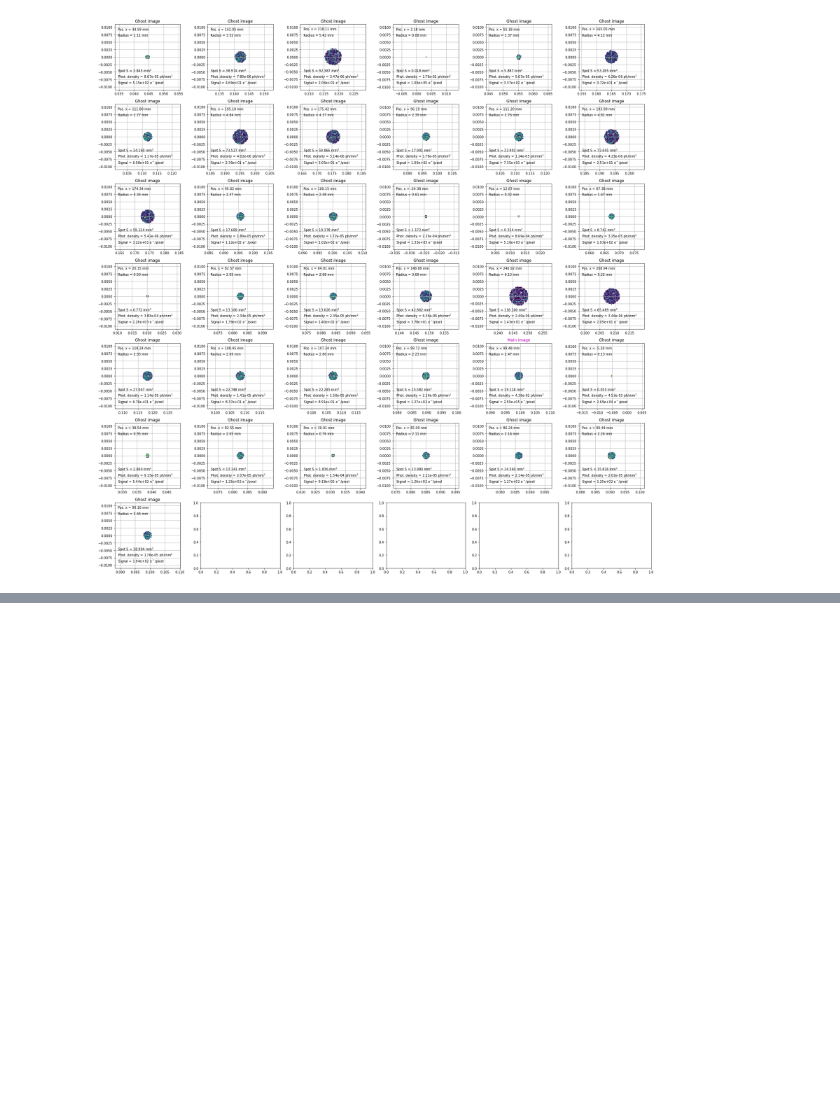
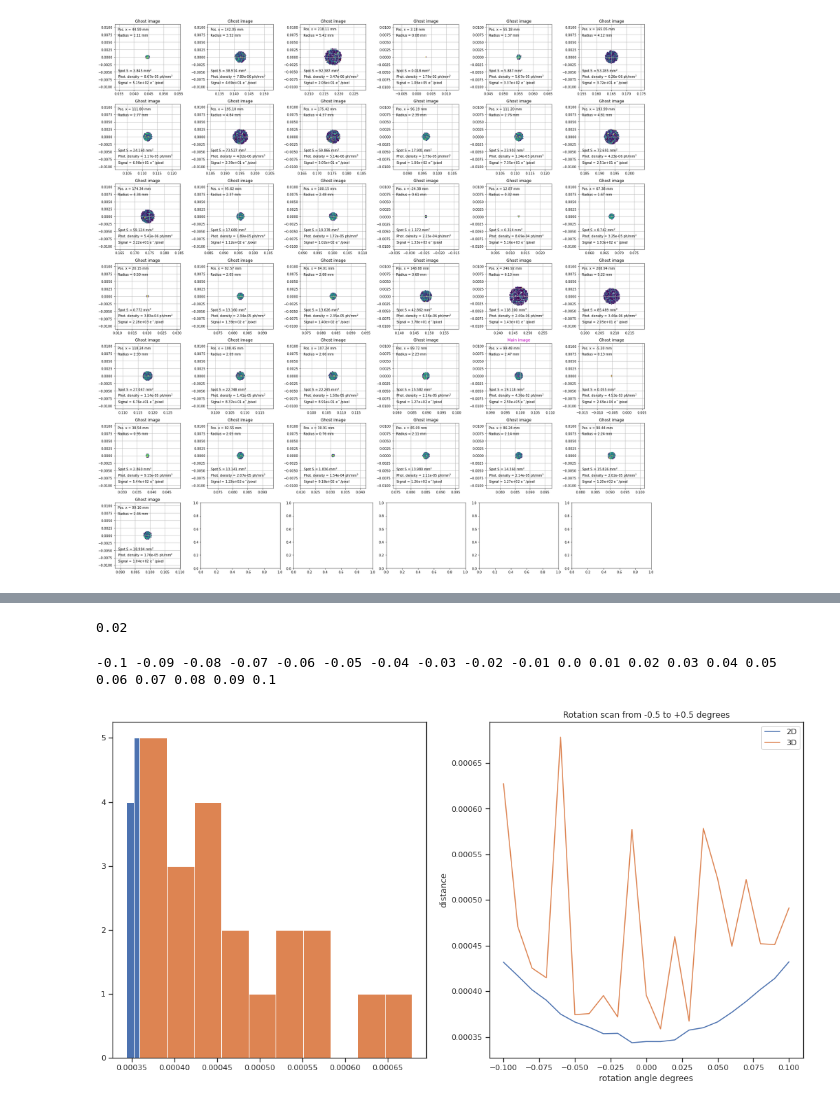
Before and after one commit to lsst-camera-dh/ghosts, a Jupyter notebook: notebooks/LSST_CCOB_ghost_study_distance.ipynb, the cells around one changed output, grey strips where cells are left out. Drawn from its saved outputs; the diff is of its cells as text; code cells hidden in the pictures; blank space fills up the shorter version.

```diff
--- a/notebooks/LSST_CCOB_ghost_study_distance.ipynb
+++ b/notebooks/LSST_CCOB_ghost_study_distance.ipynb
@@ -167,0 +168,17 @@ plt.title('L2 rotation around X from -0.5 to +0.5 degrees')
+# %%
+# use a tweaked telescope as a basis before the scan
+tw = {'L1':{'rotations':[0.1, 0., 0.]}}
+tweaked_telescope = tweak_optics.tweak_telescope(telescope, tweaks=tw)
+tweak_optics.make_optics_reflective(tweaked_telescope)
+# %% [output]
+0.02
+# %%
+angles = [i*0.01 for i in range(-10, 11)]
+angles_list, distances_2d_L1rot, distances_3d_L1rot = \
+    scan_dist_rotation(tweaked_telescope, ref_data_frame=data_frame_1, optic_name='L2', axis='x', angles_list=angles)
+# %% [output]
+-0.1 -0.09 -0.08 -0.07 -0.06 -0.05 -0.04 -0.03 -0.02 -0.01 0.0 0.01 0.02 0.03 0.04 0.05 0.06 0.07 0.08 0.09 0.1
+# %%
+plot_distances_rotation_scan(angles_list, distances_2d_L1rot, distances_3d_L1rot)
+# %% [output]
+[figure, added]
```
Also changed, not shown: parts of 10 cells of this notebook.
